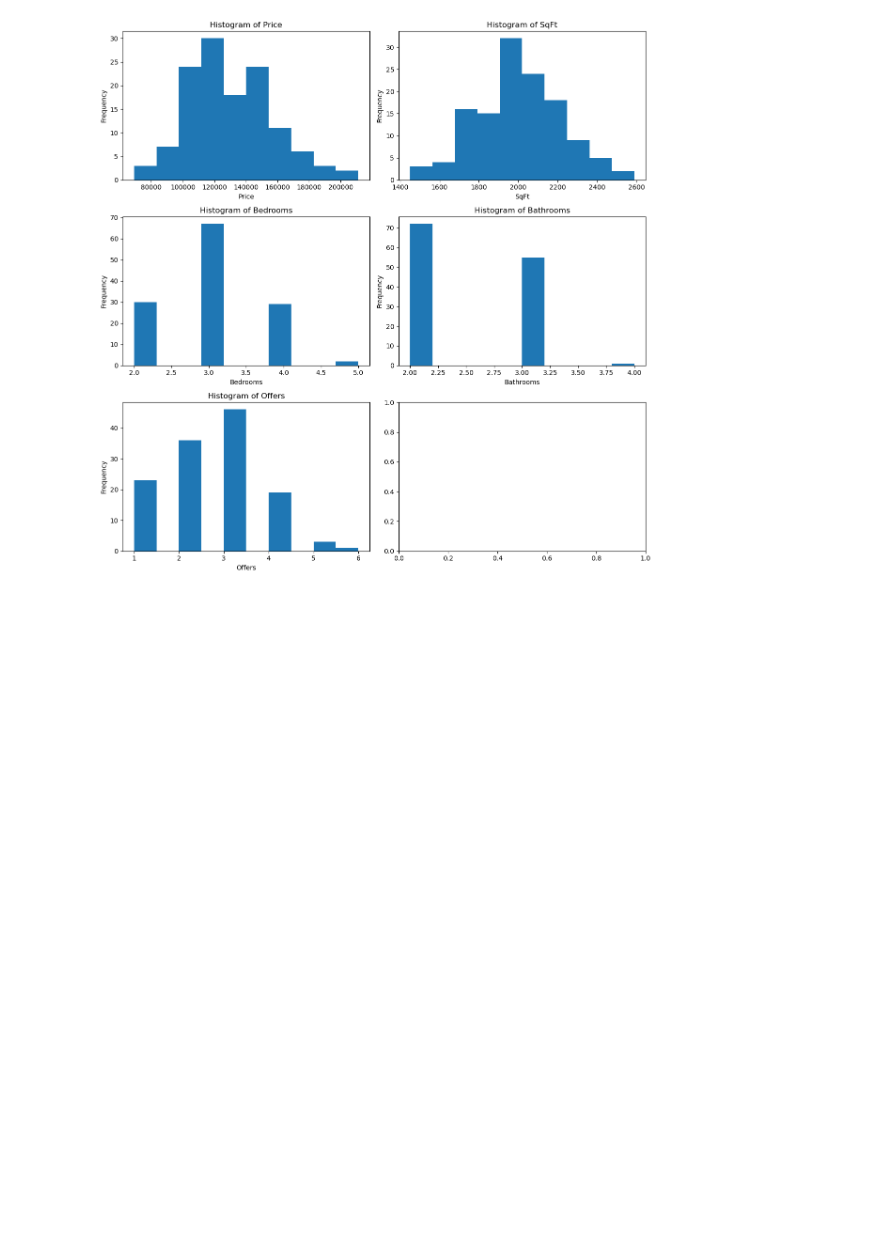
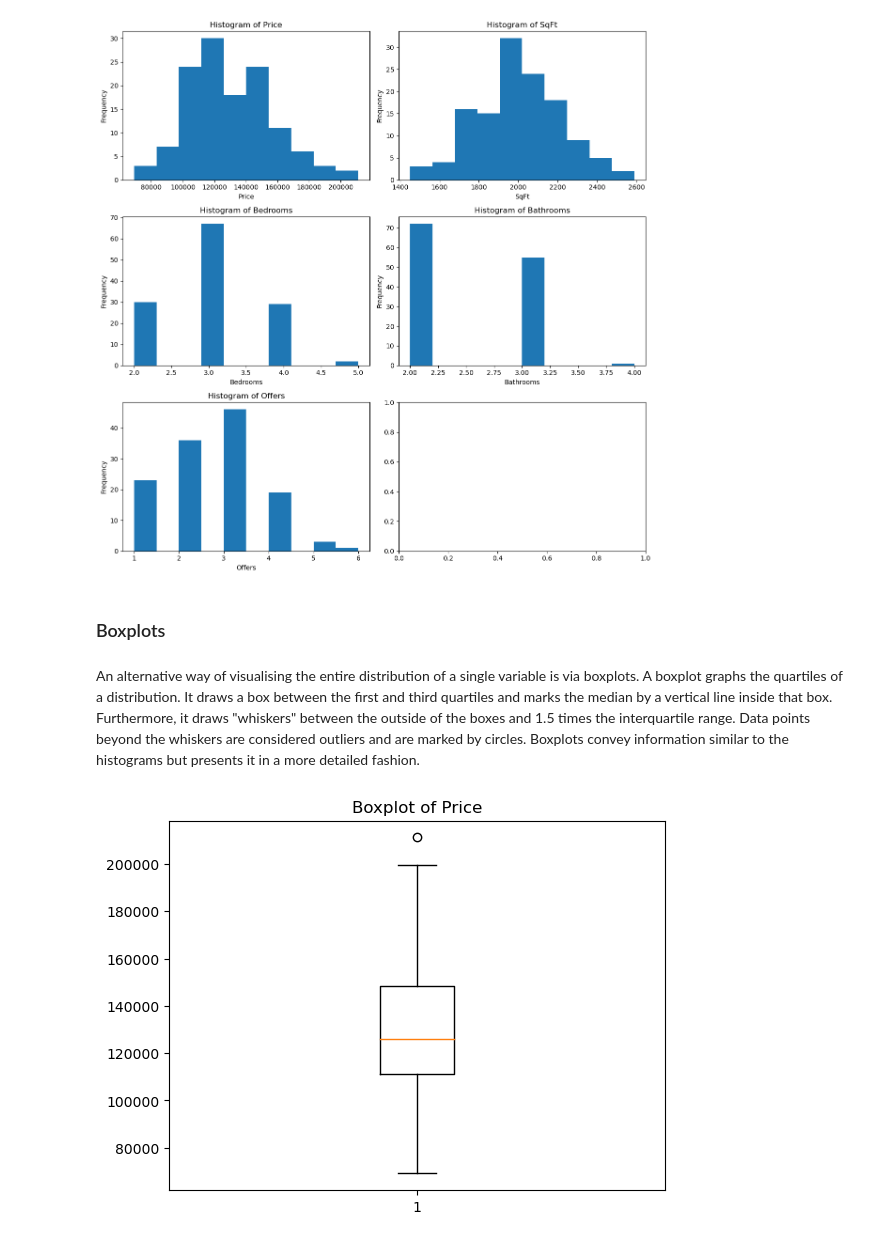
Before and after one commit to evansochola/house-price-data-exploration, a Jupyter notebook: House-Price-Data-Exploration.ipynb, the cells around one changed output. Saved outputs shown, nothing was run; the diff lists cells and outputs as text; code cells hidden in the pictures; blank space fills up the shorter version.

Commit message:
Added a boxplot of price

```diff
--- a/House-Price-Data-Exploration.ipynb
+++ b/House-Price-Data-Exploration.ipynb
@@ -113,3 +113,13 @@ ax[2,0].set(xlabel='Offers',ylabel='Frequency')
 plt.tight_layout()
 # %% [output]
 [figure]
+# %% [markdown]
+### Boxplots
+# %% [markdown]
+An alternative way of visualising the entire distribution of a single variable is via boxplots. A boxplot graphs the quartiles of a distribution. It draws a box between the first and third quartiles and marks the median by a vertical line inside that box. Furthermore, it draws "whiskers" between the outside of the boxes and 1.5 times the interquartile range. Data points beyond the whiskers are considered outliers and are marked by circles. Boxplots convey information similar to the histograms but presents it in a more detailed fashion.
+# %%
+plt.boxplot(df.Price)
+plt.title("Boxplot of Price")
+plt.show()
+# %% [output]
+[figure, added]
```
Also changed, not shown: parts of 1 cell of this notebook.
